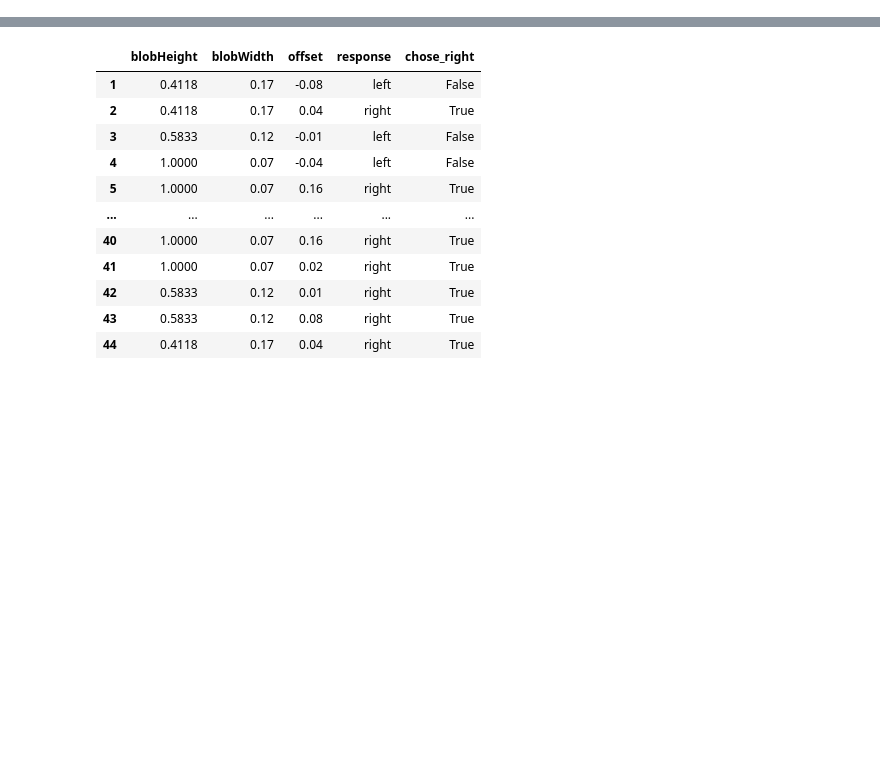
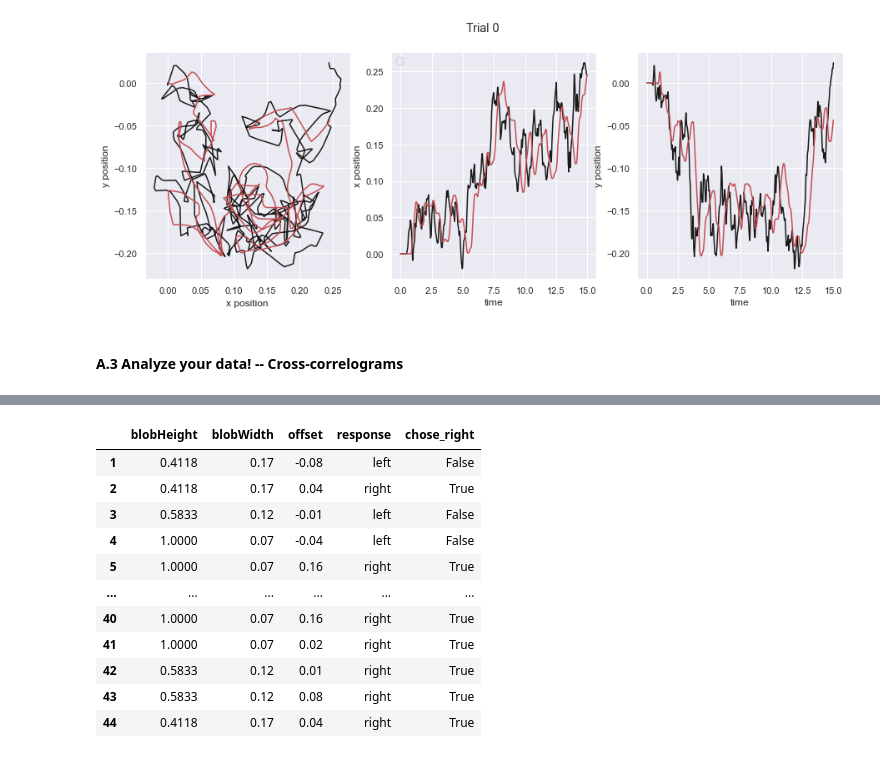
Before and after one commit to BonnenLab/tracking-psychopy-bonnen-2015, a Jupyter notebook: Tutorial.ipynb, the cells around one changed output, grey strips where cells are left out. Cells and saved outputs as stored; diff of their text form; code cells hidden in the pictures; blank space fills up the shorter version.

Commit message:
Added experiment files and analysis code

```diff
--- a/Tutorial.ipynb
+++ b/Tutorial.ipynb
@@ -24,0 +1,12 @@ data_2afc = load_2afc_data(data_file_2afc,pid)
+# %%
+import matplotlib.pyplot as plt
+import seaborn as sns
+sns.set_theme()
+import scipy
+import numpy as np
+import pandas as pd
+import statsmodels.api as sm
+from pykalman import KalmanFilter
+import torch
+from torch import nn
+import load
@@ -24,0 +30,6 @@ data_2afc = load_2afc_data(data_file_2afc,pid)
+# %%
+# load the data
+data_file_tracking = './experiments/tracking/data/'
+pid = 'klb'
+data_tracking = load.tracking_data(data_file_tracking,pid)
+print(f'\nThere are {data_tracking.shape[0]} total trials.')
@@ -24,0 +45,27 @@ data_2afc = load_2afc_data(data_file_2afc,pid)
+# %%
+# Visualize a trial of your choice
+trialNo = 0;
+
+fig, axs = plt.subplots(1,3,figsize=(15,5))
+fig.suptitle(f'Trial {trialNo}')
+data_tracking
+
+axs[0].plot(data_tracking.stimulus_x[trialNo],data_tracking.stimulus_y[trialNo],'k')
+axs[0].plot(data_tracking.response_x[trialNo],data_tracking.response_y[trialNo],'r')
+axs[0].set_xlabel('x position')
+axs[0].set_ylabel('y position');
+axs[1].legend(['stimulus','response'], ncol=2, loc='upper left');
+
+axs[1].plot(data_tracking.response_time[trialNo],data_tracking.stimulus_x[trialNo],'k')
+axs[1].plot(data_tracking.response_time[trialNo],data_tracking.response_x[trialNo],'r')
+axs[1].set_xlabel('time')
+axs[1].set_ylabel('x position')
+
+axs[2].plot(data_tracking.response_time[trialNo],data_tracking.stimulus_y[trialNo],'k')
+axs[2].plot(data_tracking.response_time[trialNo],data_tracking.response_y[trialNo],'r')
+axs[2].set_xlabel('time')
+axs[2].set_ylabel('y position');
+# %% [output]
+[figure, added]
+# %% [markdown]
+#### A.3 Analyze your data!  --  Cross-correlograms
```
Also changed, not shown: parts of 19 cells of this notebook, 27 other files.
